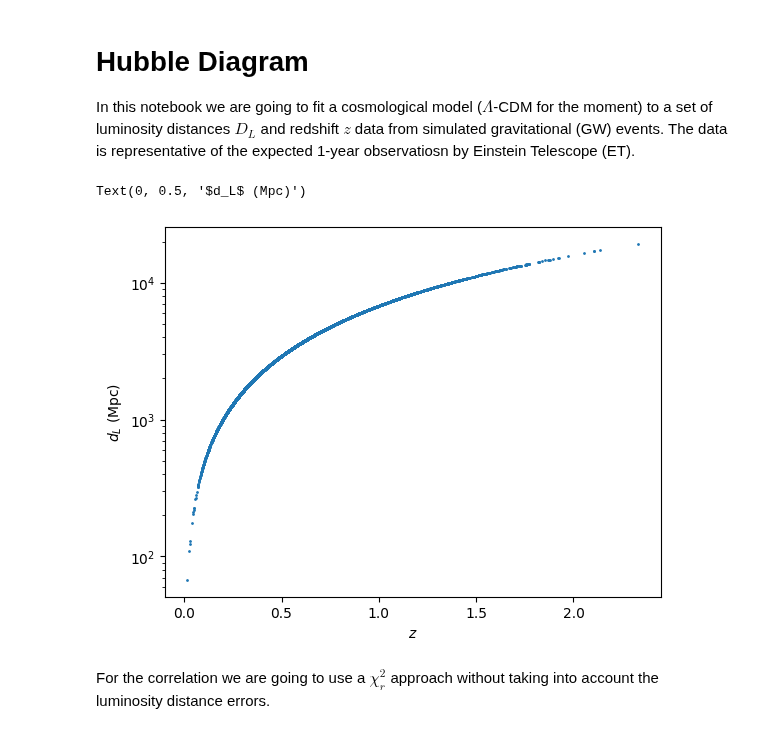
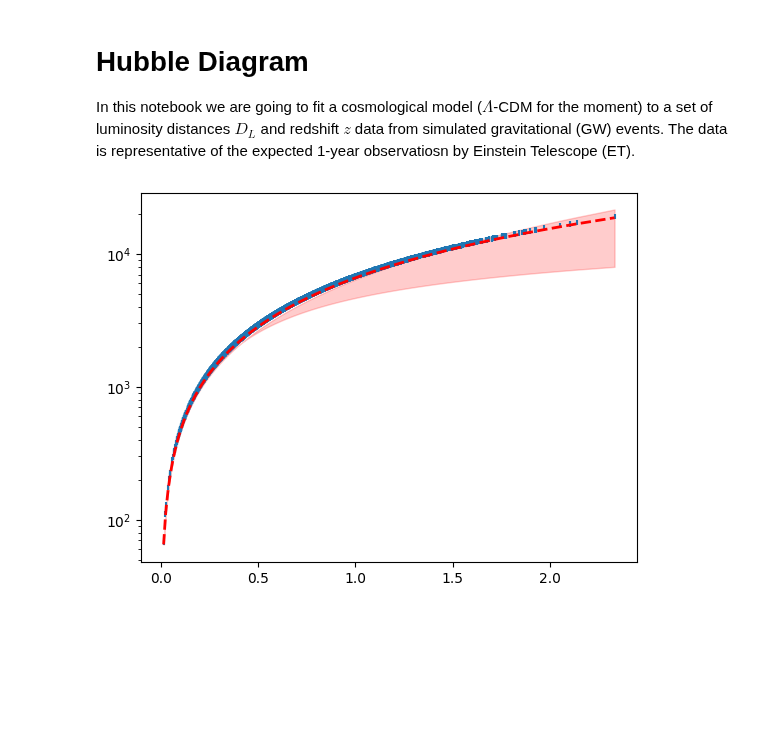
Before and after one commit to joanalnu/OAB-INAF, a Jupyter notebook: GW/hubble-diagram.ipynb, the cells around one changed output. Saved outputs shown, nothing was run; the diff lists cells and outputs as text; code cells hidden in the pictures; blank space fills up the shorter version.

```diff
--- a/GW/hubble-diagram.ipynb
+++ b/GW/hubble-diagram.ipynb
@@ -19,12 +20,16 @@ sorted_indices = np.argsort(z_unsorted)
 # Apply the sorting to both arrays
 z = z_unsorted[sorted_indices]
 dl = dl_unsorted[sorted_indices]
+dl_err = 0.05*dl # 5% of actual value
 # %%
+standard = LambdaCDM(H0=70, Om0=0.3, Ode0=0.7)
+upper = LambdaCDM(H0=70, Om0=2.0, Ode0=2.0)
+lower = LambdaCDM(H0=70, Om0=0.0, Ode0=0.0)
+
 plt.figure()
-plt.scatter(z, dl, s=1)
-plt.yscale('log'); plt.xlabel(r'$z$'); plt.ylabel(r'$d_L$ (Mpc)')
+plt.errorbar(z, dl, dl_err, fmt='none')
+plt.plot(z, standard.luminosity_distance(z), linewidth=2, c='r', linestyle='--')
+plt.fill_between(z, lower.luminosity_distance(z).value, upper.luminosity_distance(z).value, color='r', alpha=0.2)
+plt.yscale('log')
 # %% [output]
-Text(0, 0.5, '$d_L$ (Mpc)')
-[figure, old version]
+[figure, new version]
-# %% [markdown]
-For the correlation we are going to use a $\chi_r^2$ approach without taking into account the luminosity distance errors.
```
Also changed, not shown: parts of 7 cells of this notebook.
